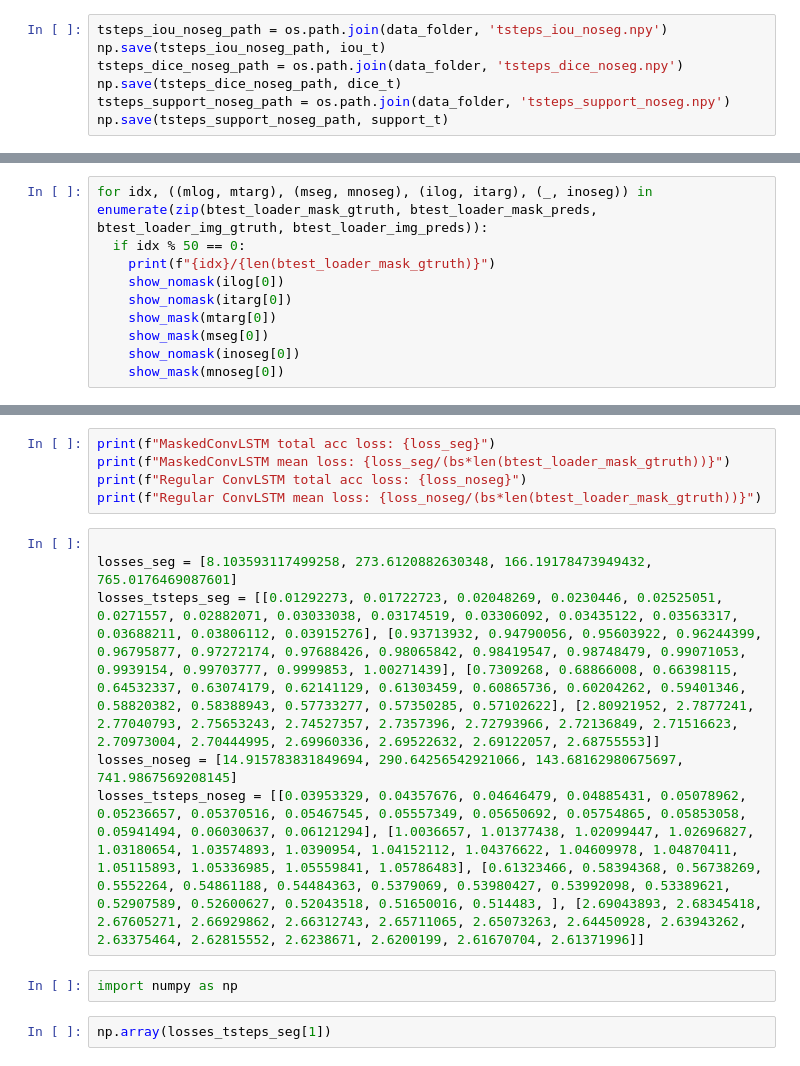
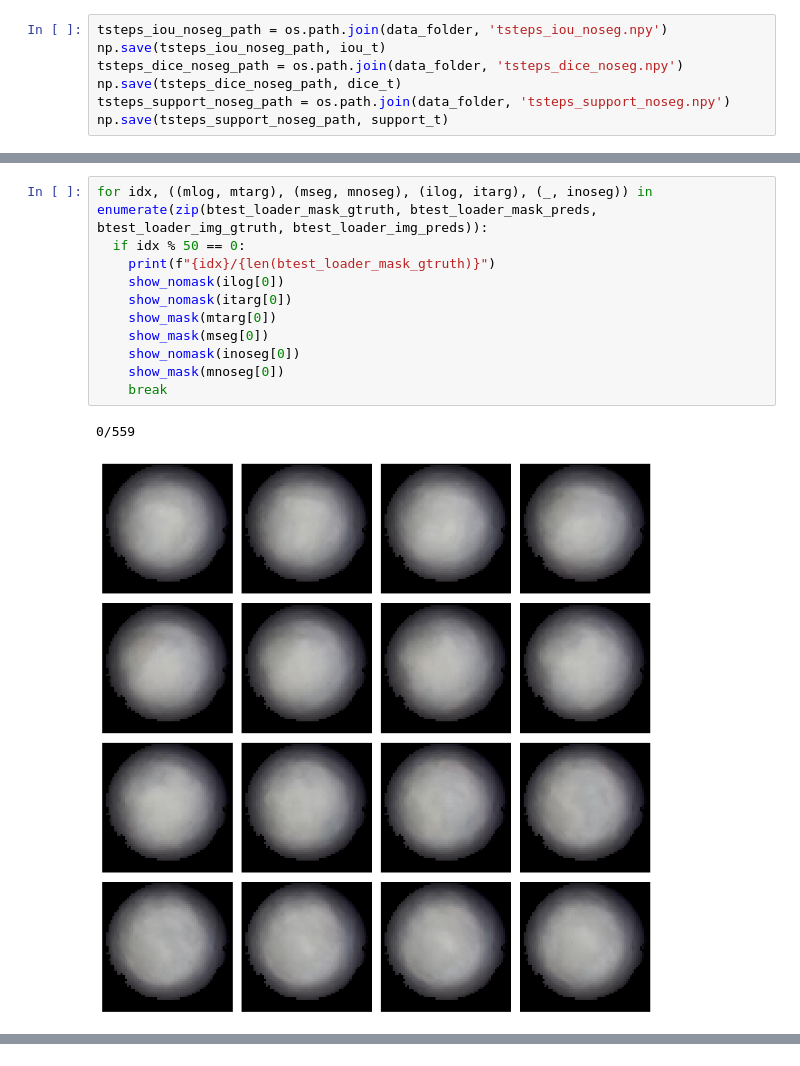
Before and after one commit to javgat/SkyMaskConvLSTM, a Jupyter notebook: codes/ConvLSTM/Comparison.ipynb, the cells around one changed output, grey strips where cells are left out. Saved outputs shown, nothing was run; the diff lists cells and outputs as text.

```diff
--- a/codes/ConvLSTM/Comparison.ipynb
+++ b/codes/ConvLSTM/Comparison.ipynb
@@ -1042,10 +1154,14 @@ plt.show()
 # %%
 for idx, ((mlog, mtarg), (mseg, mnoseg), (ilog, itarg), (_, inoseg)) in enumerate(zip(btest_loader_mask_gtruth, btest_loader_mask_preds, btest_loader_img_gtruth, btest_loader_img_preds)):
   if idx % 50 == 0:
     print(f"{idx}/{len(btest_loader_mask_gtruth)}")
     show_nomask(ilog[0])
     show_nomask(itarg[0])
     show_mask(mtarg[0])
     show_mask(mseg[0])
     show_nomask(inoseg[0])
     show_mask(mnoseg[0])
+    break
+# %% [output]
+0/559
+[figure, added]
@@ -1052,15 +1172,0 @@ for idx, ((mlog, mtarg), (mseg, mnoseg), (ilog, itarg), (_, inoseg)) in enumerat
-# %%
-print(f"MaskedConvLSTM total acc loss: {loss_seg}")
-print(f"MaskedConvLSTM mean loss: {loss_seg/(bs*len(btest_loader_mask_gtruth))}")
-print(f"Regular ConvLSTM total acc loss: {loss_noseg}")
-print(f"Regular ConvLSTM mean loss: {loss_noseg/(bs*len(btest_loader_mask_gtruth))}")
-# %%
-
-losses_seg = [8.103593117499258, 273.6120882630348, 166.19178473949432, 765.0176469087601]
-losses_tsteps_seg = [[0.01292273, 0.01722723, 0.02048269, 0.0230446, 0.02525051, 0.0271557, 0.02882071, 0.03033038, 0.03174519, 0.03306092, 0.03435122, 0.03563317, 0.03688211, 0.03806112, 0.03915276], [0.93713932, 0.94790056, 0.95603922, 0.96244399, 0.96795877, 0.97272174, 0.97688426, 0.98065842, 0.98419547, 0.98748479, 0.99071053, 0.9939154, 0.99703777, 0.9999853, 1.00271439], [0.7309268, 0.68866008, 0.66398115, 0.64532337, 0.63074179, 0.62141129, 0.61303459, 0.60865736, 0.60204262, 0.59401346, 0.58820382, 0.58388943, 0.57733277, 0.57350285, 0.57102622], [2.80921952, 2.7877241, 2.77040793, 2.75653243, 2.74527357, 2.7357396, 2.72793966, 2.72136849, 2.71516623, 2.70973004, 2.70444995, 2.69960336, 2.69522632, 2.69122057, 2.68755553]]
-losses_noseg = [14.915783831849694, 290.64256542921066, 143.68162980675697, 741.9867569208145]
-losses_tsteps_noseg = [[0.03953329, 0.04357676, 0.04646479, 0.04885431, 0.05078962, 0.05236657, 0.05370516, 0.05467545, 0.05557349, 0.05650692, 0.05754865, 0.05853058, 0.05941494, 0.06030637, 0.06121294], [1.0036657, 1.01377438, 1.02099447, 1.02696827, 1.03180654, 1.03574893, 1.0390954, 1.04152112, 1.04376622, 1.04609978, 1.04870411, 1.05115893, 1.05336985, 1.05559841, 1.05786483], [0.61323466, 0.58394368, 0.56738269, 0.5552264, 0.54861188, 0.54484363, 0.5379069, 0.53980427, 0.53992098, 0.53389621, 0.52907589, 0.52600627, 0.52043518, 0.51650016, 0.514483, ], [2.69043893, 2.68345418, 2.67605271, 2.66929862, 2.66312743, 2.65711065, 2.65073263, 2.64450928, 2.63943262, 2.63375464, 2.62815552, 2.6238671, 2.6200199, 2.61670704, 2.61371996]]
-# %%
-import numpy as np
-# %%
-np.array(losses_tsteps_seg[1])
```
Also changed, not shown: parts of 21 cells of this notebook.
